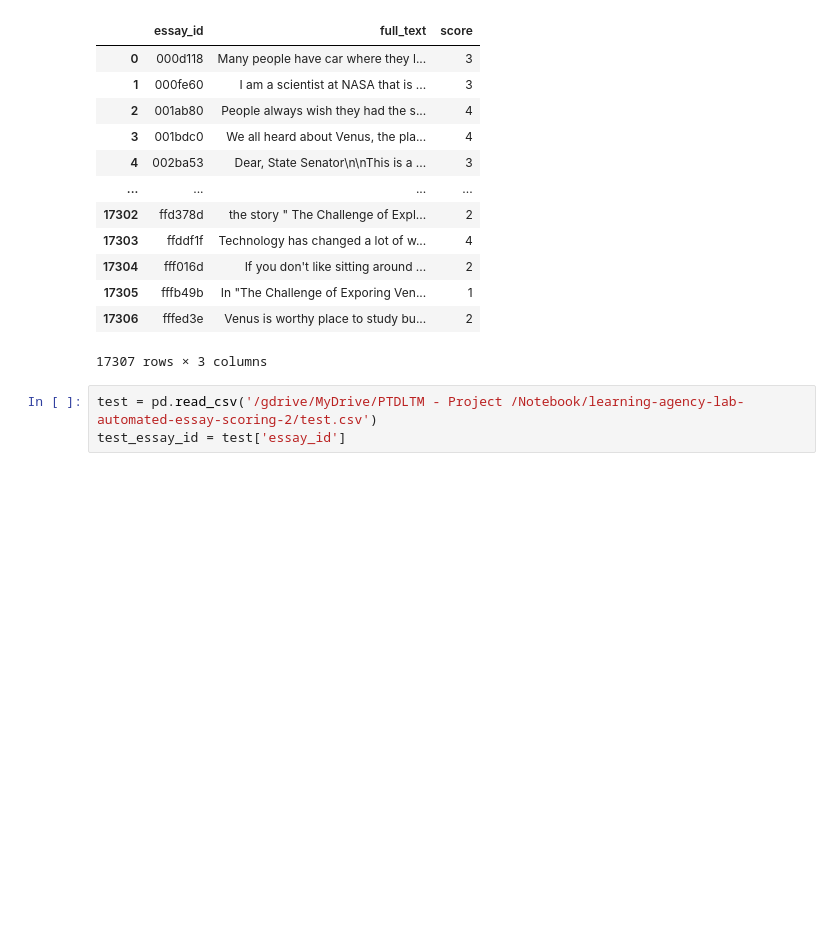
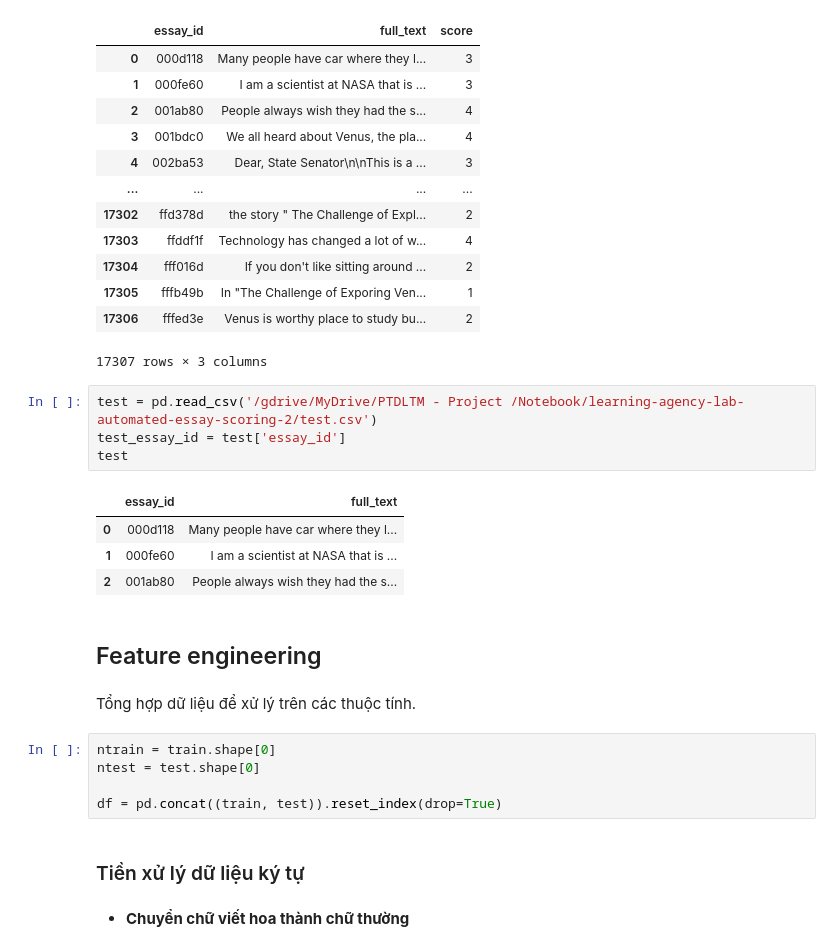
Before and after one commit to dagngyen/hcmus_23-24_automated-essay-scoring, a Jupyter notebook: model.ipynb, the cells around one changed output. Saved outputs shown, nothing was run; the diff lists cells and outputs as text; blank space fills up the shorter version.

```diff
--- a/model.ipynb
+++ b/model.ipynb
@@ -35,3 +42,22 @@ train
 # %%
 test = pd.read_csv('/gdrive/MyDrive/PTDLTM - Project /Notebook/learning-agency-lab-automated-essay-scoring-2/test.csv')
 test_essay_id = test['essay_id']
+test
+# %% [output]
+|  | essay_id | full_text |
+| 0 | 000d118 | Many people have car where they l... |
+| 1 | 000fe60 | I am a scientist at NASA that is ... |
+| 2 | 001ab80 | People always wish they had the s... |
+# %% [markdown]
+## Feature engineering
+# %% [markdown]
+Tổng hợp dữ liệu để xử lý trên các thuộc tính.
+# %%
+ntrain = train.shape[0]
+ntest = test.shape[0]
+
+df = pd.concat((train, test)).reset_index(drop=True)
+# %% [markdown]
+### Tiền xử lý dữ liệu ký tự
+# %% [markdown]
+-  **Chuyển chữ viết hoa thành chữ thường**
```
Also changed, not shown: parts of 21 cells of this notebook.
